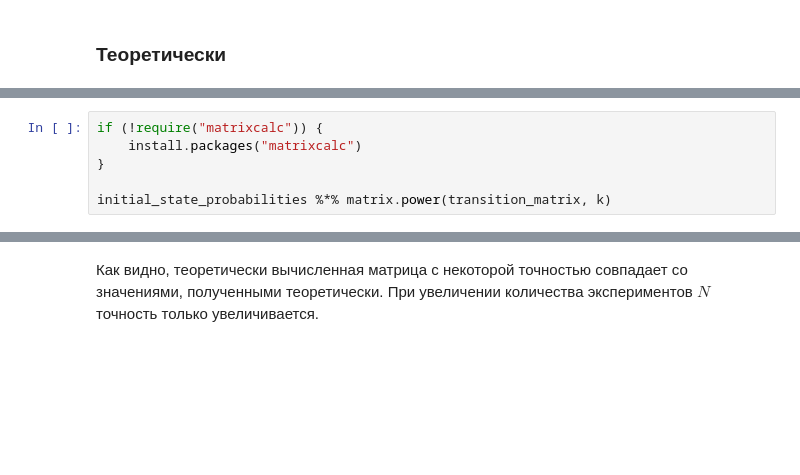
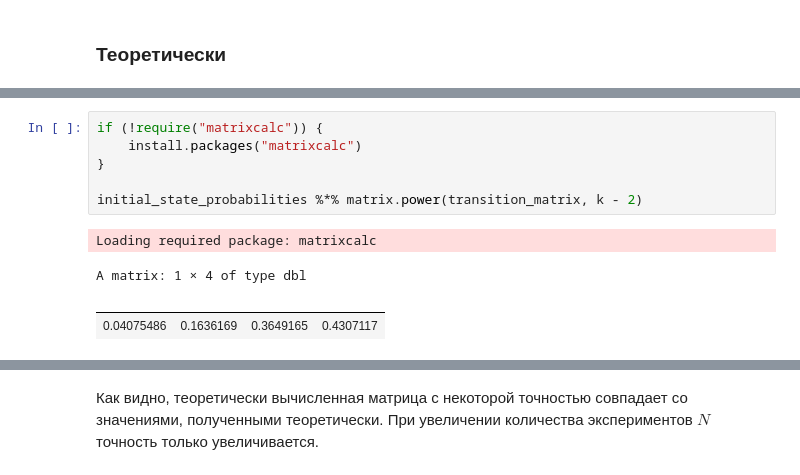
Before and after one commit to DeadlySquad13/t4-2-PerformanceAnalysis__Labs, a Jupyter notebook: Lab3/PerformanceAnalysis__Lab3.ipynb, the cells around one changed output, grey strips where cells are left out. Drawn from its saved outputs; the diff is of its cells as text; blank space fills up the shorter version.

```diff
--- a/Lab3/PerformanceAnalysis__Lab3.ipynb
+++ b/Lab3/PerformanceAnalysis__Lab3.ipynb
@@ -136,6 +160,11 @@ transition_matrix
 # %%
 if (!require("matrixcalc")) {
     install.packages("matrixcalc")
 }
 
-initial_state_probabilities %*% matrix.power(transition_matrix, k)
+initial_state_probabilities %*% matrix.power(transition_matrix, k - 2)
+# %% [output]
+Loading required package: matrixcalc
+A matrix: 1 × 4 of type dbl
+|  |  |  |  |
+| 0.04075486 | 0.1636169 | 0.3649165 | 0.4307117 |
```
Also changed, not shown: parts of 25 cells of this notebook, 1 other file.
